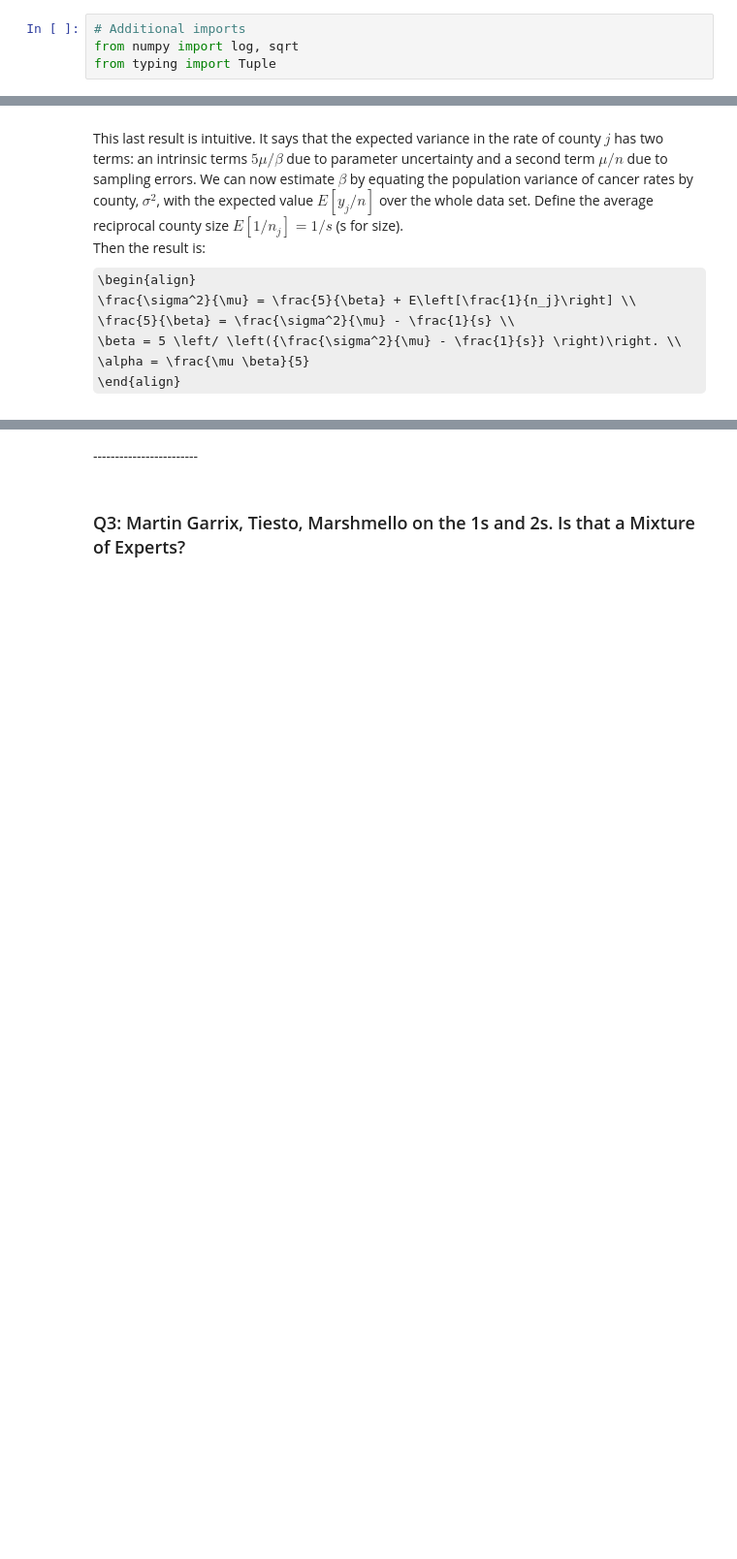
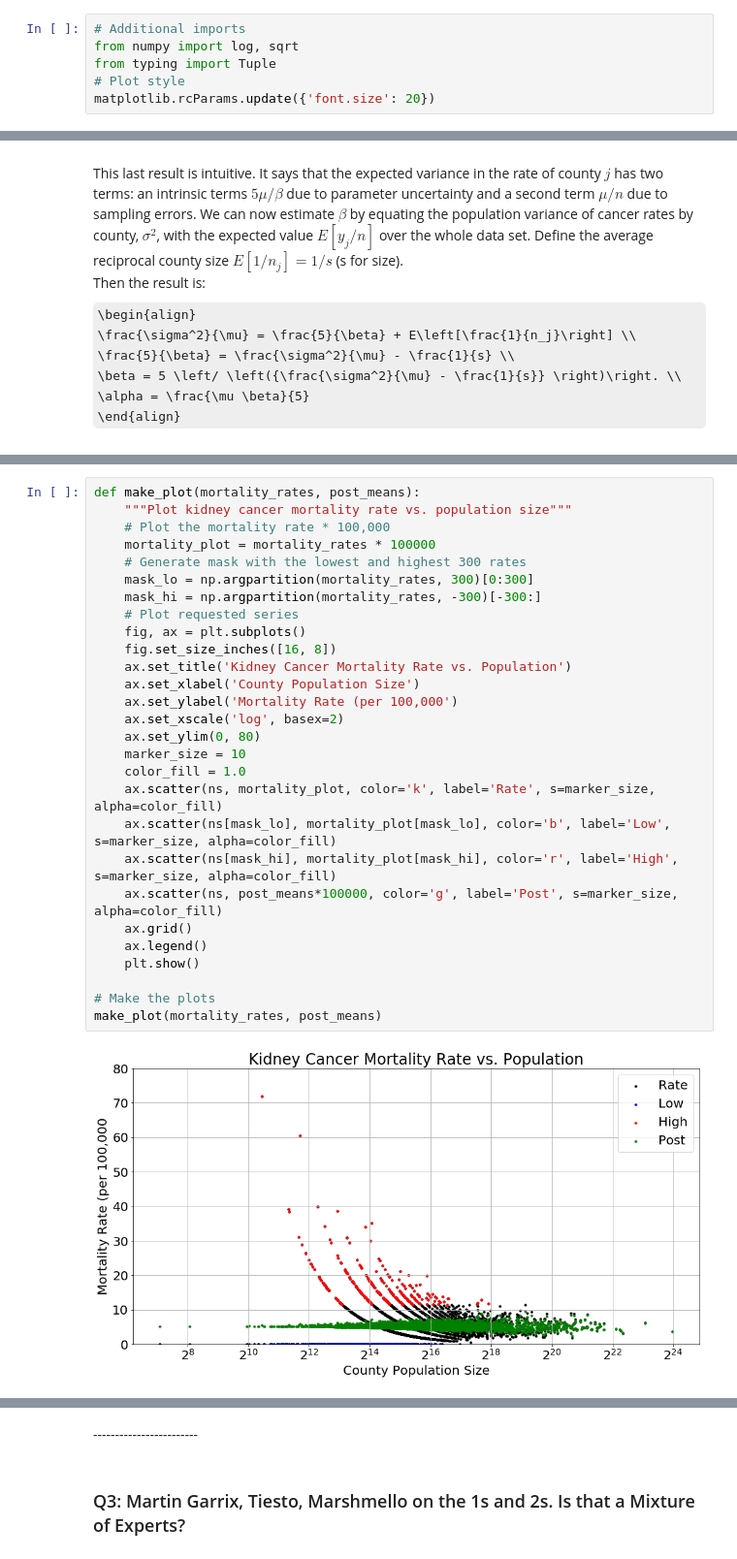
Before and after one commit to IACS-AM-207-Braavos/AM-207, a Jupyter notebook: hw8/AM207_HW8_MSE.ipynb, the cells around one changed output, grey strips where cells are left out. Shown: that part at 97% size. Cells and saved outputs as stored; diff of their text form; some formulas as TeX source; blank space fills up the shorter version.

```diff
--- a/hw8/AM207_HW8_MSE.ipynb
+++ b/hw8/AM207_HW8_MSE.ipynb
@@ -44,6 +44,8 @@ import seaborn as sns
 # Additional imports
 from numpy import log, sqrt
 from typing import Tuple
+# Plot style
+matplotlib.rcParams.update({'font.size': 20})
 # %% [markdown]
 ## Question 1: In the AM207 Nursery We Help Canadians Smoke Trees with Purple Stuff
 # %% [markdown]
@@ -485,0 +586,30 @@ Recovered sigma = 0.000050
+# %%
+def make_plot(mortality_rates, post_means):
+    """Plot kidney cancer mortality rate vs. population size"""
+    # Plot the mortality rate * 100,000
+    mortality_plot = mortality_rates * 100000
+    # Generate mask with the lowest and highest 300 rates
+    mask_lo = np.argpartition(mortality_rates, 300)[0:300]
+    mask_hi = np.argpartition(mortality_rates, -300)[-300:]
+    # Plot requested series
+    fig, ax = plt.subplots()
+    fig.set_size_inches([16, 8])
+    ax.set_title('Kidney Cancer Mortality Rate vs. Population')
+    ax.set_xlabel('County Population Size')
+    ax.set_ylabel('Mortality Rate (per 100,000')
+    ax.set_xscale('log', basex=2)
+    ax.set_ylim(0, 80)
+    marker_size = 10
+    color_fill = 1.0
+    ax.scatter(ns, mortality_plot, color='k', label='Rate', s=marker_size, alpha=color_fill)
+    ax.scatter(ns[mask_lo], mortality_plot[mask_lo], color='b', label='Low', s=marker_size, alpha=color_fill)
+    ax.scatter(ns[mask_hi], mortality_plot[mask_hi], color='r', label='High', s=marker_size, alpha=color_fill)
+    ax.scatter(ns, post_means*100000, color='g', label='Post', s=marker_size, alpha=color_fill)
+    ax.grid()
+    ax.legend()
+    plt.show()
+
+# Make the plots
+make_plot(mortality_rates, post_means)
+# %% [output]
+[figure, added]
```
Also changed, not shown: parts of 4 cells of this notebook, 1 other file.
